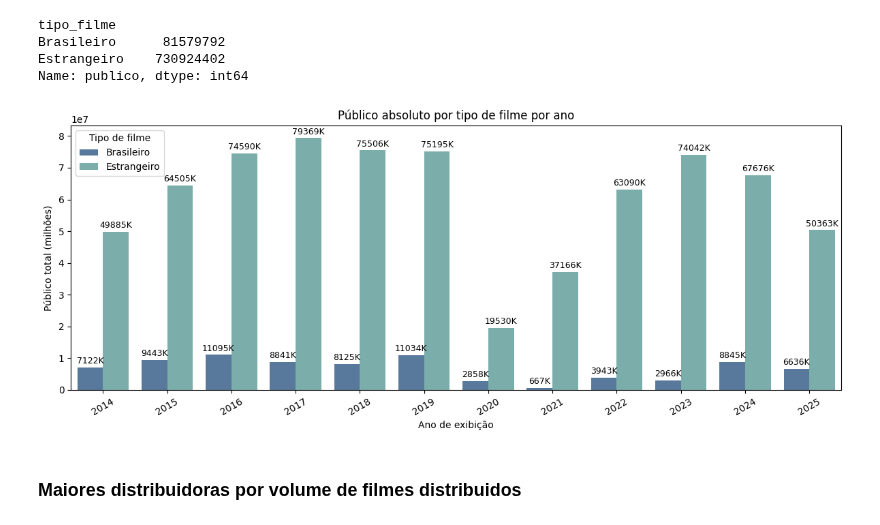
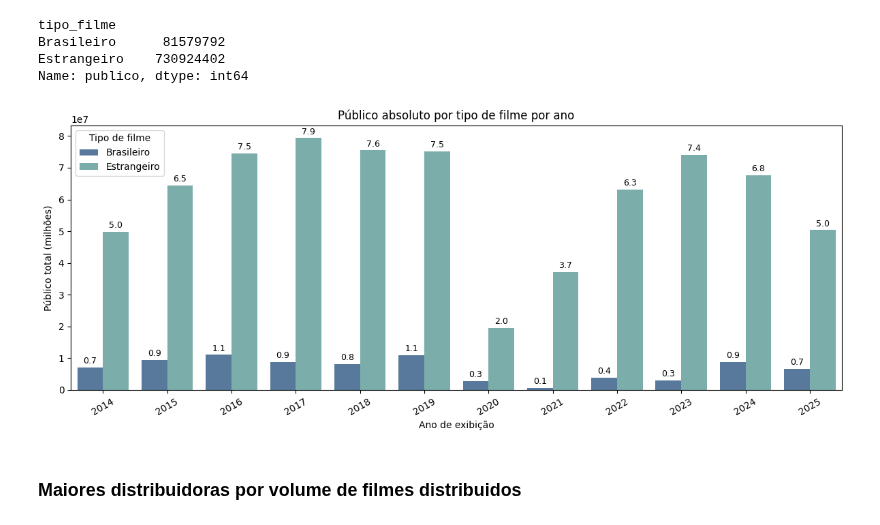
Before and after one commit to JamesIslan/analise-dados-ancine, a Jupyter notebook: src/analise/analise-distribuidoras.ipynb, the cells around one changed output. Drawn from its saved outputs; the diff is of its cells as text; code cells hidden in the pictures.

```diff
--- a/src/analise/analise-distribuidoras.ipynb
+++ b/src/analise/analise-distribuidoras.ipynb
@@ -207,23 +207,23 @@ Name: publico, dtype: int64
 # %%
 publico_por_ano = df.groupby(['ano', 'tipo_filme'])['publico'].sum().reset_index()
 
 plt.figure(figsize=(12,5))
 ax = sns.barplot(data=publico_por_ano, x='ano', y='publico', hue='tipo_filme', palette=['#4C78A8', '#72B7B2'])
 
 ax.set_xlabel('Ano de exibição')
 ax.set_ylabel('Público total (milhões)')
 ax.set_title('Público absoluto por tipo de filme por ano')
 
 # Rótulos no topo das barras em milhares
 for container in ax.containers:
-    ax.bar_label(container, labels=[f'{int(v.get_height()/1000)}K' for v in container], padding=2, fontsize=9)
+    ax.bar_label(container, labels=[f'{round(v.get_height()/10000000, 1)}' for v in container], padding=2, fontsize=9)
 
 plt.legend(title='Tipo de filme')
 plt.xticks(rotation=30)
 plt.tight_layout()
 plt.show()
 # %% [output]
-[figure, old version]
+[figure, new version]
 # %% [markdown]
 ### Maiores distribuidoras por volume de filmes distribuidos
 # %%
```
Also changed, not shown: parts of 1 cell of this notebook.
